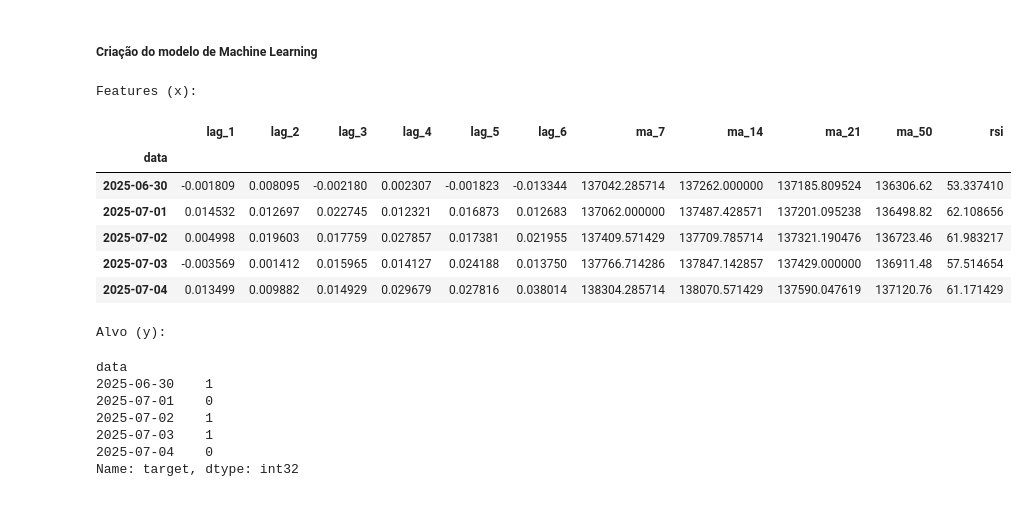
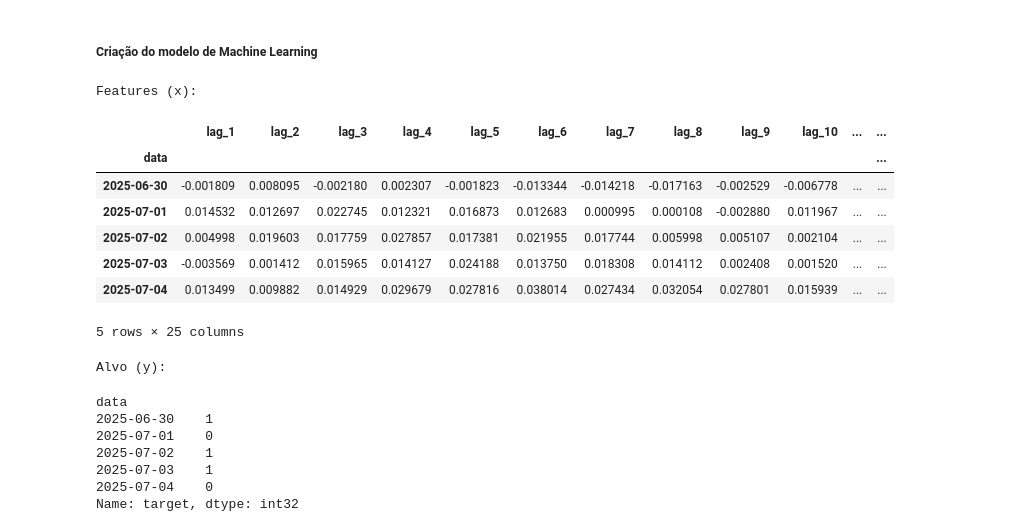
Before and after one commit to RicardViana/fiap-Machine-Learning-and-Time-Series, a Jupyter notebook: tech_challenge_fase_2.ipynb, the cells around one changed output. Cells and saved outputs as stored; diff of their text form; code cells hidden in the pictures.

```diff
--- a/tech_challenge_fase_2.ipynb
+++ b/tech_challenge_fase_2.ipynb
@@ -360,0 +361,20 @@ dados.tail()
+# %%
+# Criando o MACD --> Convergência/Divergência de Médias Móveis
+
+fast = 12
+slow = 26
+signal = 9
+
+macd = ta.macd(dados["ultimo"], fast = fast, slow = slow, signal = signal)
+dados = pd.concat([dados, macd], axis = 1)
+
+#dados.tail()
+# %%
+# Criando Bandas de Bollinger
+
+length = 20
+
+bollinger = ta.bbands(dados["ultimo"], length = length)
+dados = pd.concat([dados, bollinger], axis = 1)
+
+dados.tail()
@@ -360,0 +390,7 @@ dados.tail()
+# %%
+# Criando Features baseadas na volatilidade do dia
+
+dados["amplitude_dia"] = dados["maxima"] - dados["minima"]
+dados["variacao_dia"] = dados["ultimo"] - dados["abertura"]
+
+dados.tail()
@@ -361,9 +413,8 @@ dados.tail()
 # %%
 # Tratar o data frame para evitar o data leakage --> empurrar os dados para a linha de baixo
 
-featues_to_shit = [col for col in dados.columns if col not in ['ultimo','target']]
-for features in featues_to_shit:
-    dados[features] = dados[features].shift(1)
+features_a_deslocar = [col for col in dados.columns if col not in ["ultimo", "abertura", "maxima", "minima", "target"]]
+dados[features_a_deslocar] = dados[features_a_deslocar].shift(1)
 
 dados.tail()
 # %% [output]
@@ -403,31 +466,32 @@ data_fim_teste = pd.to_datetime(date(ano, mes, ultimo_dia))
 # %%
 # Separar os dados para treino e teste
 
-x = dados.drop(columns=["ultimo","target"])
+x = dados.drop(columns=["ultimo", "abertura", "maxima", "minima","target"])
 y = dados["target"]
 
 print("Features (x):")
 display(x.tail())
 
 print("\nAlvo (y):")
 display(y.tail())
 # %% [output]
 Features (x):
-|  | lag_1 | lag_2 | lag_3 | lag_4 | lag_5 | lag_6 | ma_7 | ma_14 | ma_21 | ma_50 | rsi |
-| data |  |  |  |  |  |  |  |  |  |  |  |
-| 2025-06-30 | -0.001809 | 0.008095 | -0.002180 | 0.002307 | -0.001823 | -0.013344 | 137042.285714 | 137262.000000 | 137185.809524 | 136306.62 | 53.337410 |
-| 2025-07-01 | 0.014532 | 0.012697 | 0.022745 | 0.012321 | 0.016873 | 0.012683 | 137062.000000 | 137487.428571 | 137201.095238 | 136498.82 | 62.108656 |
-| 2025-07-02 | 0.004998 | 0.019603 | 0.017759 | 0.027857 | 0.017381 | 0.021955 | 137409.571429 | 137709.785714 | 137321.190476 | 136723.46 | 61.983217 |
-| 2025-07-03 | -0.003569 | 0.001412 | 0.015965 | 0.014127 | 0.024188 | 0.013750 | 137766.714286 | 137847.142857 | 137429.000000 | 136911.48 | 57.514654 |
-| 2025-07-04 | 0.013499 | 0.009882 | 0.014929 | 0.029679 | 0.027816 | 0.038014 | 138304.285714 | 138070.571429 | 137590.047619 | 137120.76 | 61.171429 |
+|  | lag_1 | lag_2 | lag_3 | lag_4 | lag_5 | lag_6 | lag_7 | lag_8 | lag_9 | lag_10 | ... | ... |
+| data |  |  |  |  |  |  |  |  |  |  |  | ... |
+| 2025-06-30 | -0.001809 | 0.008095 | -0.002180 | 0.002307 | -0.001823 | -0.013344 | -0.014218 | -0.017163 | -0.002529 | -0.006778 | ... | ... |
+| 2025-07-01 | 0.014532 | 0.012697 | 0.022745 | 0.012321 | 0.016873 | 0.012683 | 0.000995 | 0.000108 | -0.002880 | 0.011967 | ... | ... |
+| 2025-07-02 | 0.004998 | 0.019603 | 0.017759 | 0.027857 | 0.017381 | 0.021955 | 0.017744 | 0.005998 | 0.005107 | 0.002104 | ... | ... |
+| 2025-07-03 | -0.003569 | 0.001412 | 0.015965 | 0.014127 | 0.024188 | 0.013750 | 0.018308 | 0.014112 | 0.002408 | 0.001520 | ... | ... |
+| 2025-07-04 | 0.013499 | 0.009882 | 0.014929 | 0.029679 | 0.027816 | 0.038014 | 0.027434 | 0.032054 | 0.027801 | 0.015939 | ... | ... |
-Alvo (y):
+5 rows × 25 columns
-data
-2025-06-30    1
-2025-07-01    0
-2025-07-02    1
-2025-07-03    1
-2025-07-04    0
-Name: target, dtype: int32
+Alvo (y):
+data
+2025-06-30    1
+2025-07-01    0
+2025-07-02    1
+2025-07-03    1
+2025-07-04    0
+Name: target, dtype: int32
 # %%
 # Separar a base em treino e teste
 
```
Also changed, not shown: parts of 26 cells of this notebook.
